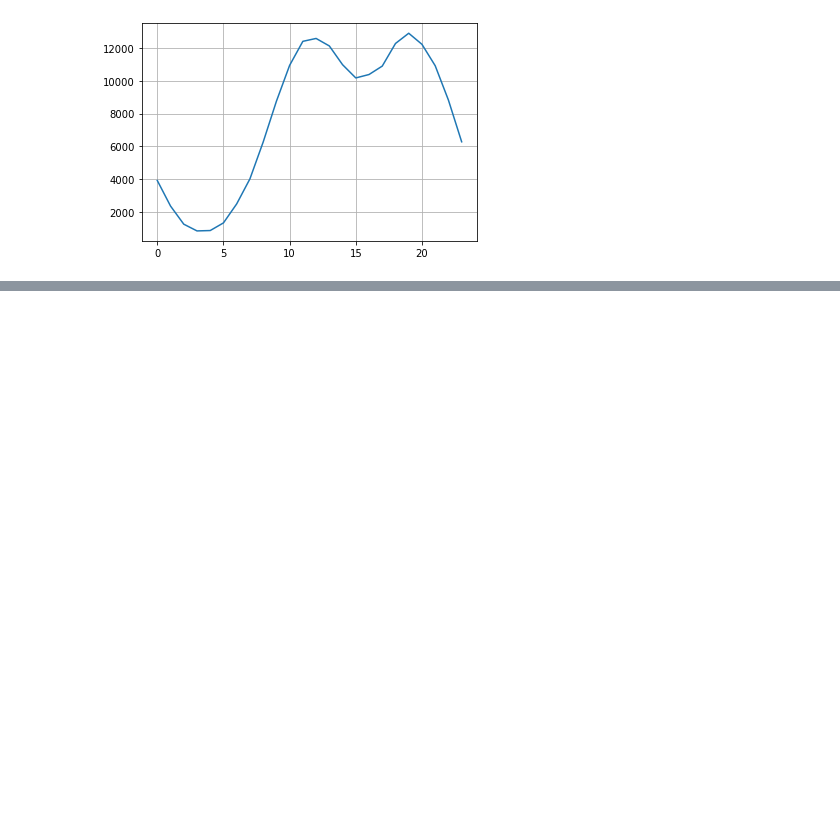
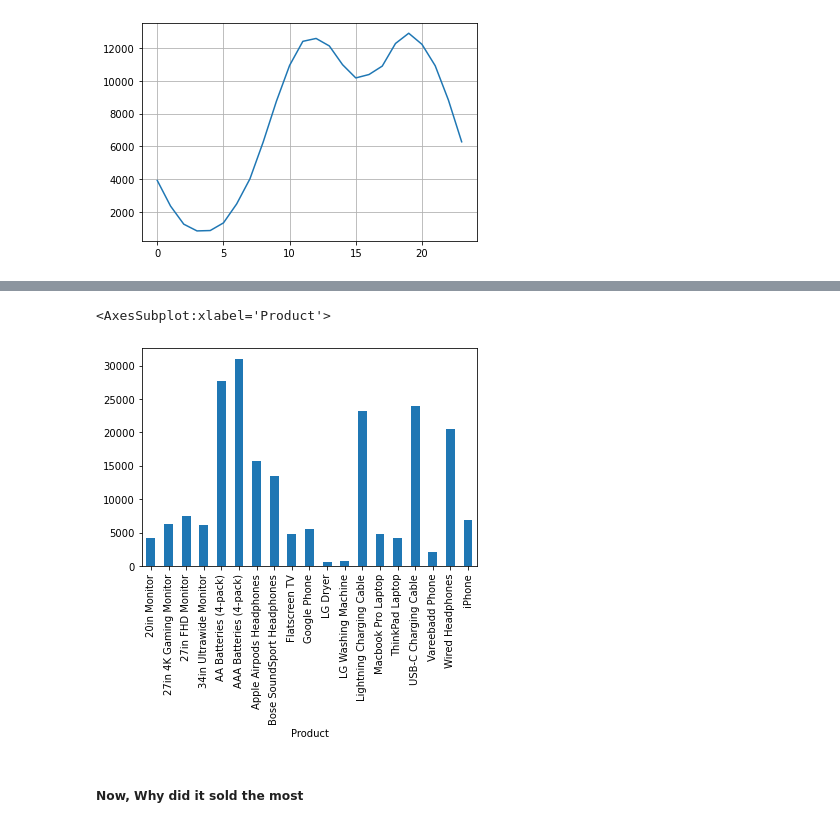
Before and after one commit to sheddyranking/Sales_data_analysis, a Jupyter notebook: sales_analysis.ipynb, the cells around one changed output, grey strips where cells are left out. Cells and saved outputs as stored; diff of their text form; code cells hidden in the pictures; blank space fills up the shorter version.

Commit message:
Why the products are Most sold

```diff
--- a/sales_analysis.ipynb
+++ b/sales_analysis.ipynb
@@ -324,0 +355,8 @@ plt.plot(keys,hour)
+# %%
+##plot
+all_data.groupby('Product')['Quantity Ordered'].sum().plot.bar()
+# %% [output]
+<AxesSubplot:xlabel='Product'>
+[figure, added]
+# %% [markdown]
+##### Now, Why did it sold the most
```
Also changed, not shown: parts of 6 cells of this notebook, 1 other file.
